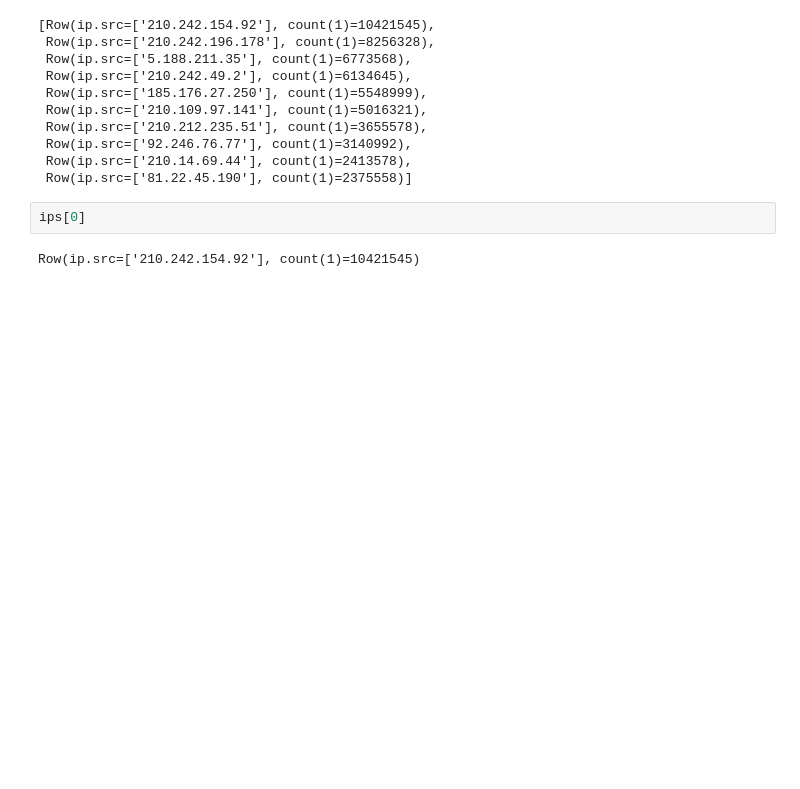
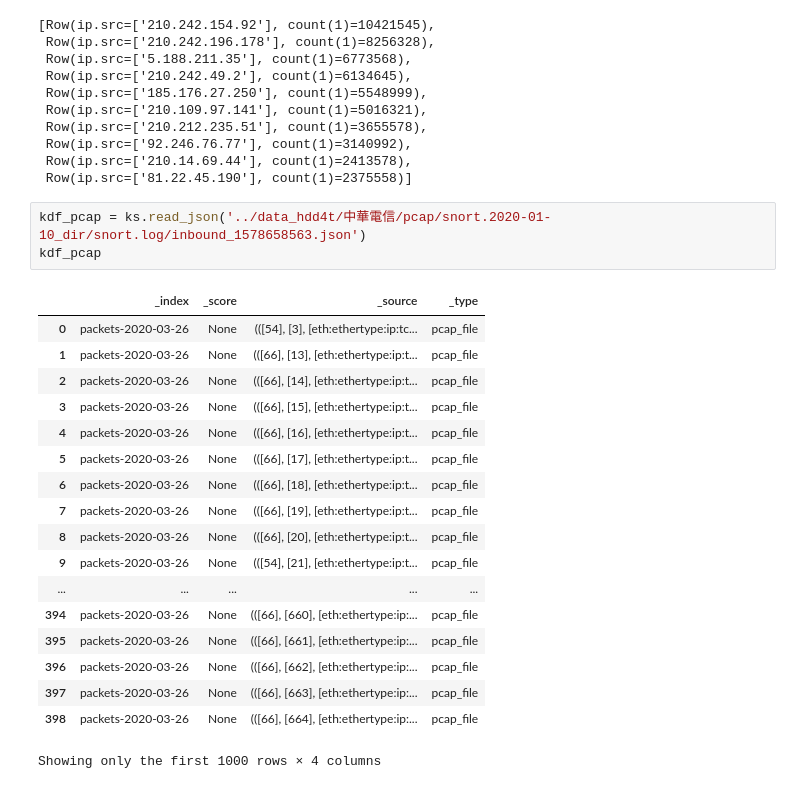
Before and after one commit to tychen5/Packet_Correlation, a Jupyter notebook: SparkTest.ipynb, the cells around one changed output. Saved outputs shown, nothing was run; the diff lists cells and outputs as text; blank space fills up the shorter version.

```diff
--- a/SparkTest.ipynb
+++ b/SparkTest.ipynb
@@ -183,7 +234,25 @@ ips
  Row(ip.src=['92.246.76.77'], count(1)=3140992),
  Row(ip.src=['210.14.69.44'], count(1)=2413578),
  Row(ip.src=['81.22.45.190'], count(1)=2375558)]
-# %%
-ips[0]
-# %% [output]
-Row(ip.src=['210.242.154.92'], count(1)=10421545)
+# %%
+kdf_pcap = ks.read_json('../data_hdd4t/中華電信/pcap/snort.2020-01-10_dir/snort.log/inbound_1578658563.json')
+kdf_pcap
+# %% [output]
+|  | _index | _score | _source | _type |
+| 0 | packets-2020-03-26 | None | (([54], [3], [eth:ethertype:ip:tc... | pcap_file |
+| 1 | packets-2020-03-26 | None | (([66], [13], [eth:ethertype:ip:t... | pcap_file |
+| 2 | packets-2020-03-26 | None | (([66], [14], [eth:ethertype:ip:t... | pcap_file |
+| 3 | packets-2020-03-26 | None | (([66], [15], [eth:ethertype:ip:t... | pcap_file |
+| 4 | packets-2020-03-26 | None | (([66], [16], [eth:ethertype:ip:t... | pcap_file |
+| 5 | packets-2020-03-26 | None | (([66], [17], [eth:ethertype:ip:t... | pcap_file |
+| 6 | packets-2020-03-26 | None | (([66], [18], [eth:ethertype:ip:t... | pcap_file |
+| 7 | packets-2020-03-26 | None | (([66], [19], [eth:ethertype:ip:t... | pcap_file |
+| 8 | packets-2020-03-26 | None | (([66], [20], [eth:ethertype:ip:t... | pcap_file |
+| 9 | packets-2020-03-26 | None | (([54], [21], [eth:ethertype:ip:t... | pcap_file |
+| ... | ... | ... | ... | ... |
+| 394 | packets-2020-03-26 | None | (([66], [660], [eth:ethertype:ip:... | pcap_file |
+| 395 | packets-2020-03-26 | None | (([66], [661], [eth:ethertype:ip:... | pcap_file |
+| 396 | packets-2020-03-26 | None | (([66], [662], [eth:ethertype:ip:... | pcap_file |
+| 397 | packets-2020-03-26 | None | (([66], [663], [eth:ethertype:ip:... | pcap_file |
+| 398 | packets-2020-03-26 | None | (([66], [664], [eth:ethertype:ip:... | pcap_file |
+Showing only the first 1000 rows × 4 columns
```
Also changed, not shown: parts of 14 cells of this notebook, 4 other files.
